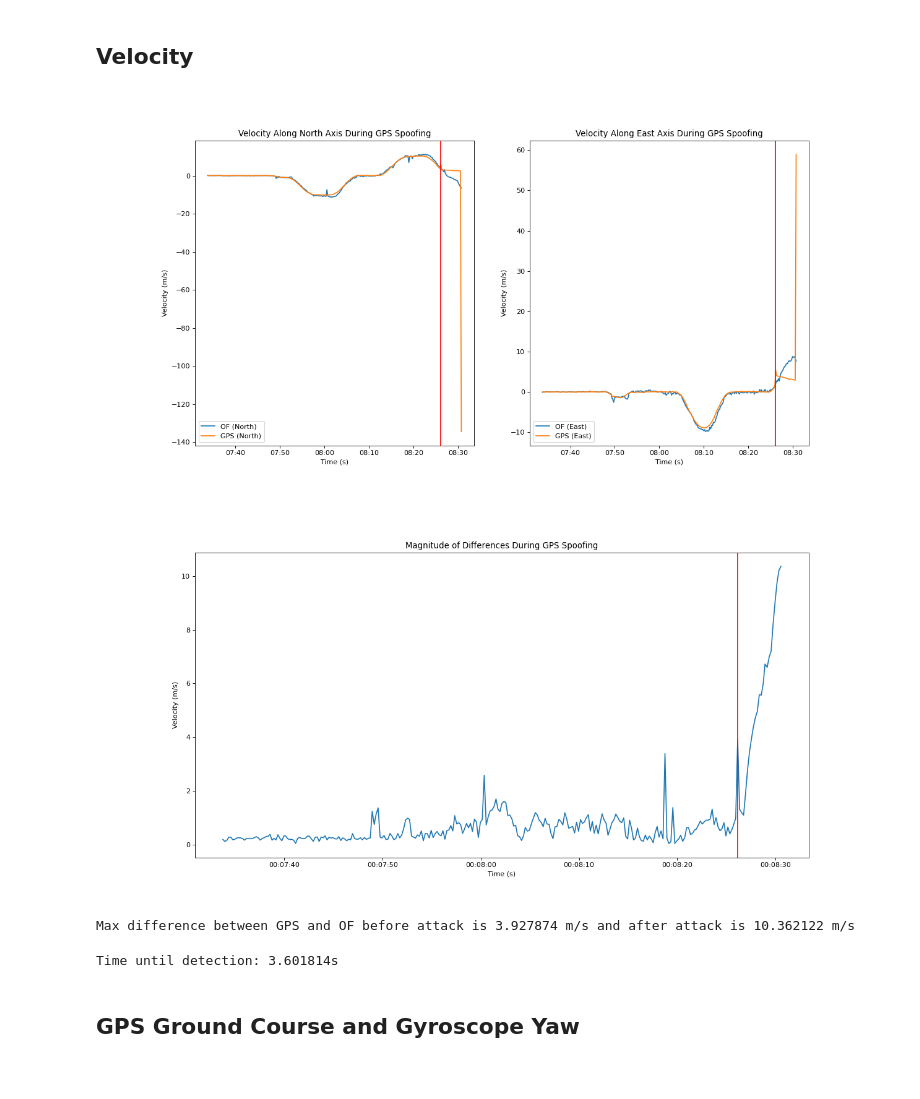
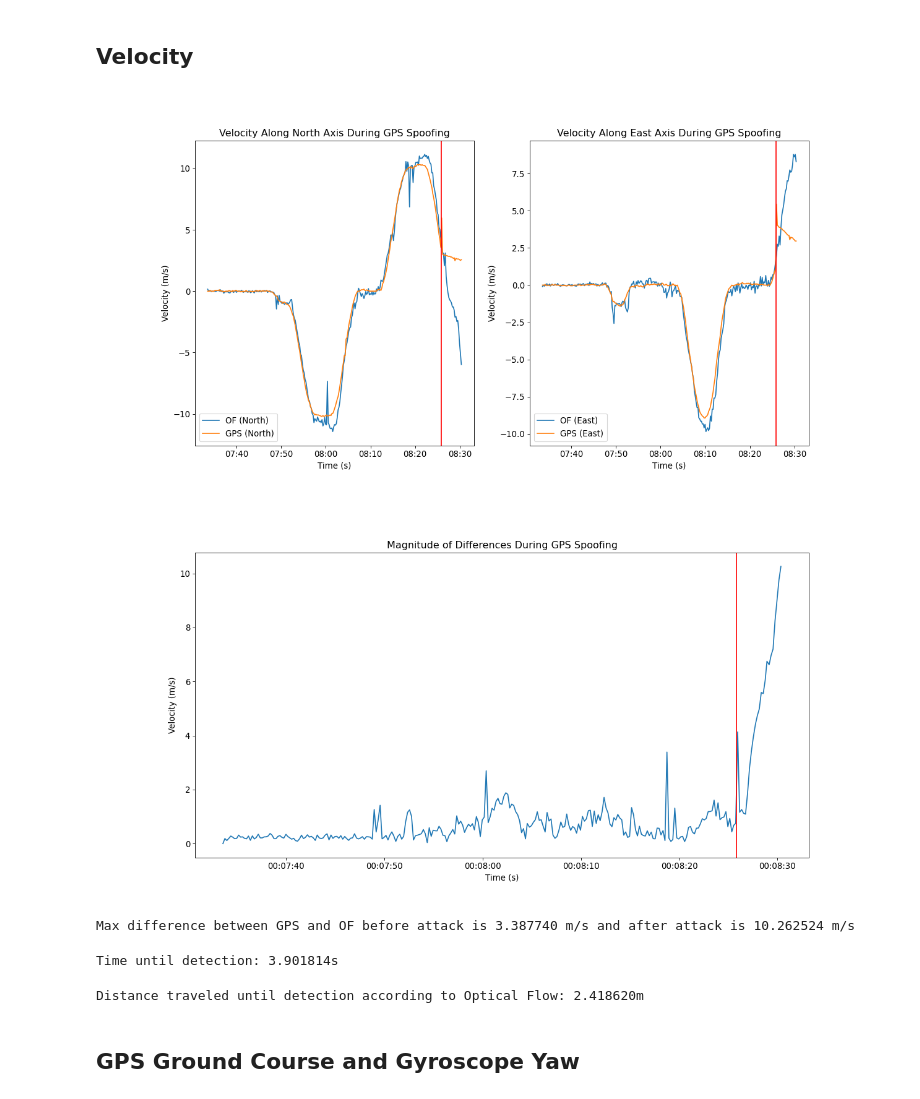
Before and after one commit to BaileySri/Practical-Software-Defense-for-GPS-Spoofing-on-a-Hobby-UAV-Offline, a Jupyter notebook: notebooks/1.4-bks-GPS-InFlight.ipynb, the cells around one changed output. Cells and saved outputs as stored; diff of their text form; code cells hidden in the pictures.

Commit message:
Checkpoint before Submission

```diff
--- a/notebooks/1.4-bks-GPS-InFlight.ipynb
+++ b/notebooks/1.4-bks-GPS-InFlight.ipynb
@@ -50,8 +51,8 @@ gpsMS['gpsMS'] = pd.to_datetime(gpsMS['gpsMS'], unit='ms')
 rfMS = df[df.rfMS.shift() != df.rfMS][["rfMS","rf","m22"]].reset_index(drop=True)
 rfMS['rfMS'] = pd.to_datetime(rfMS['rfMS'], unit='ms')
 
-attack_start = pd.to_datetime(506151186, unit='us')
-attack_end = pd.to_datetime(520831352, unit='us')
+attack_start = pd.to_datetime(505851186, unit='us')
+attack_end = pd.to_datetime(510531352, unit='us')
 benign_dist = 7.348
 benign_angle = 14
 figure = 1
@@ -63,11 +64,12 @@ import matplotlib.pyplot as plt
 from matplotlib import dates
 from scipy.integrate import trapezoid
 plt.ion()
+plt.rcParams.update({'font.size':12})
 
 gps = geodetic2ned(gpsMS.lat, gpsMS.lng, gpsMS.gpAlt)
-gps_north = gps.North.diff().fillna(0)/(gpsMS.gpsMS.diff().dt.total_seconds())
-gps_east = gps.East.diff().fillna(0)/(gpsMS.gpsMS.diff().dt.total_seconds())
-gps_down = gps.Down.diff().fillna(0)/100/(gpsMS.gpsMS.diff().dt.total_seconds())
+gps_north = (gps.North.diff().fillna(0)/(gpsMS.gpsMS.diff().dt.total_seconds()))[1:].reset_index(drop=True)
+gps_east = (gps.East.diff().fillna(0)/(gpsMS.gpsMS.diff().dt.total_seconds()))[1:].reset_index(drop=True)
+gps_down = (gps.Down.diff().fillna(0)/100/(gpsMS.gpsMS.diff().dt.total_seconds()))[1:].reset_index(drop=True)
 
 #Convert optical flow and rangefinder to OF Velocity in body frame
 of_vel_bf = pd.DataFrame(data={"OF Forward":(ofMS.frF - ofMS.brF) * ofMS.rf/100,
@@ -93,27 +95,27 @@ of_north = pd.Series(of_north, name="OF North, LPF")
 # %%
 plt.figure(figure, figsize=(16, 8), dpi=80)
 figure += 1
 ax = plt.subplot(1, 2, 1)
-plt1 = plt.plot(gpsMS.gpsMS[:(gpsMS.gpsMS < attack_end).sum()][1:], of_north[:(gpsMS.gpsMS < attack_end).sum()]-of_north[1], label="OF (North)")
+plt1 = plt.plot(gpsMS.gpsMS[:(gpsMS.gpsMS < attack_end).sum()], of_north[:(gpsMS.gpsMS < attack_end).sum()]-of_north[1], label="OF (North)")
 plt2 = plt.plot(gpsMS.gpsMS[:(gpsMS.gpsMS < attack_end).sum()], gps_north[:(gpsMS.gpsMS < attack_end).sum()], label="GPS (North)")
 plt.axvline(attack_start, color='r')
 plt.xlabel("Time (s)")
 plt.ylabel("Velocity (m/s)")
 plt.title("Velocity Along North Axis During GPS Spoofing")
 ax.xaxis.set_major_formatter(dates.DateFormatter('%M:%S'))
 plt.legend(loc='lower left')
 ax = plt.subplot(1, 2, 2)
-plt3 = plt.plot(gpsMS.gpsMS[:(gpsMS.gpsMS < attack_end).sum()][1:], of_east[:(gpsMS.gpsMS < attack_end).sum()]-of_east[1], label="OF (East)")
-plt4 = plt.plot(gpsMS.gpsMS[1:(gpsMS.gpsMS < attack_end).sum()], gps_east[1:(gpsMS.gpsMS < attack_end).sum()], label="GPS (East)")
+plt3 = plt.plot(gpsMS.gpsMS[:(gpsMS.gpsMS < attack_end).sum()], of_east[:(gpsMS.gpsMS < attack_end).sum()]-of_east[1], label="OF (East)")
+plt4 = plt.plot(gpsMS.gpsMS[:(gpsMS.gpsMS < attack_end).sum()], gps_east[:(gpsMS.gpsMS < attack_end).sum()], label="GPS (East)")
 plt.axvline(attack_start, color='r')
 plt.xlabel("Time (s)")
 plt.ylabel("Velocity (m/s)")
 plt.title("Velocity Along East Axis During GPS Spoofing")
 ax.xaxis.set_major_formatter(dates.DateFormatter('%M:%S'))
 plt.legend(loc='lower left')
 plt.show()
 # %% [output]
-[figure, old version]
+[figure, new version]
 # %%
 plt.figure(figure, figsize=(16, 8), dpi=80)
 figure += 1
@@ -128,19 +130,29 @@ plt.title("Magnitude of Differences During GPS Spoofing")
 ax.xaxis.set_major_formatter(dates.DateFormatter('%M:%S'))
 plt.show()
 # %% [output]
-[figure, old version]
+[figure, new version]
 # %%
 print("Max difference between GPS and OF before attack is %f m/s and after attack is %f m/s" % (
        diffs[gpsMS.gpsMS < attack_start].max(),
        diffs[(gpsMS.gpsMS >= attack_start) & (gpsMS.gpsMS < attack_end)].max())
      )
 # %% [output]
-Max difference between GPS and OF before attack is 3.927874 m/s and after attack is 10.362122 m/s
+Max difference between GPS and OF before attack is 3.387740 m/s and after attack is 10.262524 m/s
 # %%
 dt = (gpsMS.gpsMS[diffs[diffs>benign_dist].index[0]] - attack_start).total_seconds()
 print("Time until detection: %fs" % dt)
+dt = 0.70
 # %% [output]
-Time until detection: 3.601814s
+Time until detection: 3.901814s
+# %%
+from confirmation.process import length
+OF_Vel_East = of_east[(gpsMS.gpsMS >= attack_start) & (gpsMS.gpsMS < pd.Timestamp((attack_start.value/1000000000) + dt, unit='s'))]
+OF_Vel_North = of_north[(gpsMS.gpsMS >= attack_start) & (gpsMS.gpsMS < pd.Timestamp((attack_start.value/1000000000) + dt, unit='s'))]
+OF_Vel = length([OF_Vel_East.reset_index(drop=True), OF_Vel_North.reset_index(drop=True)])
+OF_ts = gpsMS.gpsMS[(gpsMS.gpsMS >= attack_start) & (gpsMS.gpsMS < pd.Timestamp((attack_start.value/1000000000) + dt, unit='s'))]
+print("Distance traveled until detection according to Optical Flow: %fm" % abs(trapezoid(y=OF_Vel, x=OF_ts.diff().dt.total_seconds().fillna(0).cumsum())))
+# %% [output]
+Distance traveled until detection according to Optical Flow: 2.418620m
 # %% [markdown]
 ## GPS Ground Course and Gyroscope Yaw
 # %%
```
Also changed, not shown: parts of 25 cells of this notebook, 27 other files.
